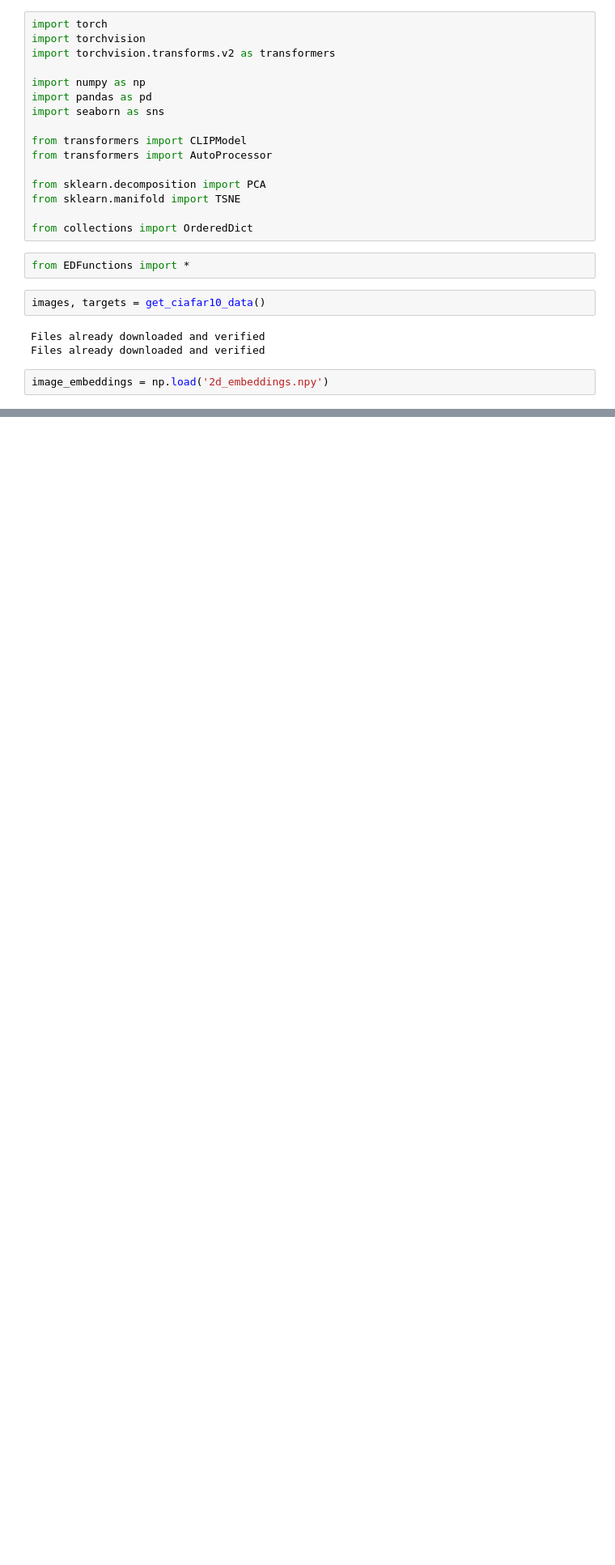
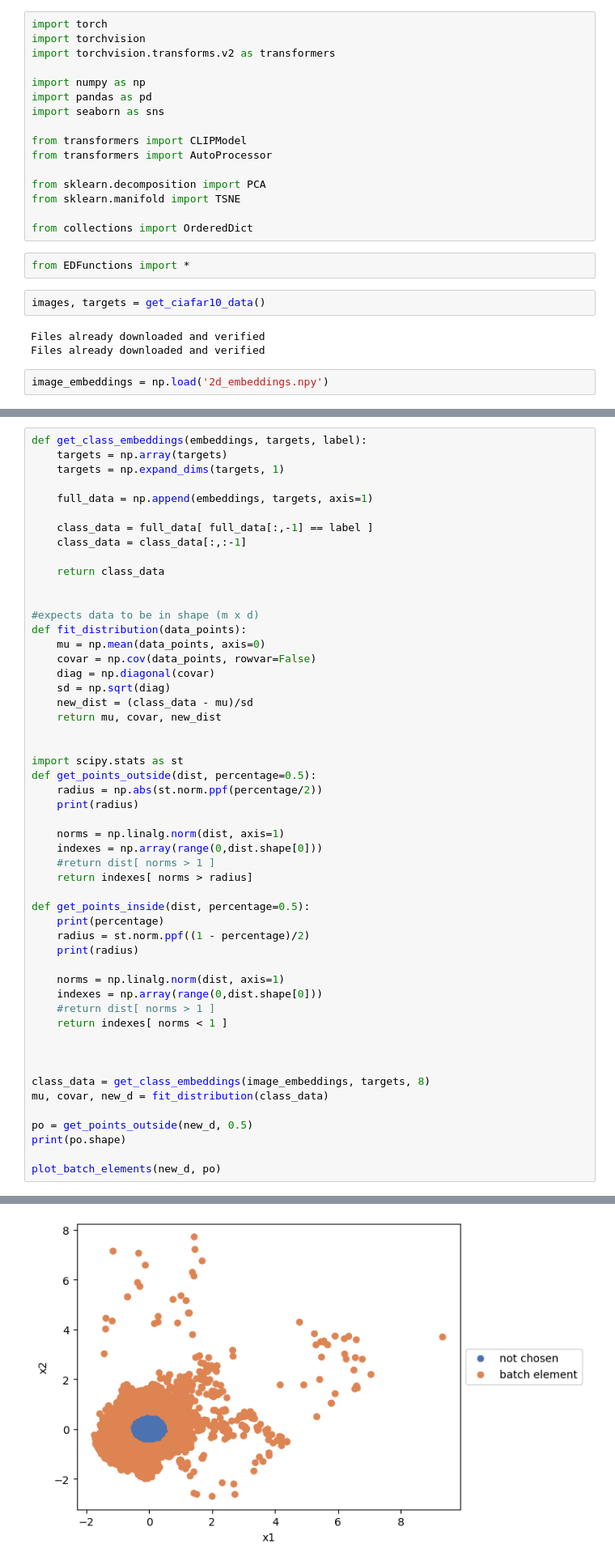
Before and after one commit to MARCI-UTK/EDS4AI, a Jupyter notebook: similarity_analysis.ipynb, the cells around one changed output, grey strips where cells are left out. Shown at 81% size. Drawn from its saved outputs; the diff is of its cells as text; blank space fills up the shorter version.

Commit message:
cluster selection functions implemented, percentage not as expected

```diff
--- a/similarity_analysis.ipynb
+++ b/similarity_analysis.ipynb
@@ -34,0 +26,53 @@ print(image_embeddings_slice.shape)
+# %%
+def get_class_embeddings(embeddings, targets, label):
+    targets = np.array(targets)
+    targets = np.expand_dims(targets, 1)
+
+    full_data = np.append(embeddings, targets, axis=1)
+
+    class_data = full_data[ full_data[:,-1] == label ]
+    class_data = class_data[:,:-1]
+
+    return class_data
+
+
+#expects data to be in shape (m x d)
+def fit_distribution(data_points):
+    mu = np.mean(data_points, axis=0)
+    covar = np.cov(data_points, rowvar=False)
+    diag = np.diagonal(covar)
+    sd = np.sqrt(diag)
+    new_dist = (class_data - mu)/sd
+    return mu, covar, new_dist
+
+
+import scipy.stats as st
+def get_points_outside(dist, percentage=0.5):
+    radius = np.abs(st.norm.ppf(percentage/2))
+    print(radius)
+
+    norms = np.linalg.norm(dist, axis=1)
+    indexes = np.array(range(0,dist.shape[0]))
+    #return dist[ norms > 1 ]
+    return indexes[ norms > radius]
+
+def get_points_inside(dist, percentage=0.5):
+    print(percentage)
+    radius = st.norm.ppf((1 - percentage)/2)
+    print(radius)
+
+    norms = np.linalg.norm(dist, axis=1)
+    indexes = np.array(range(0,dist.shape[0]))
+    #return dist[ norms > 1 ]
+    return indexes[ norms < 1 ]
+
+
+
+class_data = get_class_embeddings(image_embeddings, targets, 8)
+mu, covar, new_d = fit_distribution(class_data)
+
+po = get_points_outside(new_d, 0.5)
+print(po.shape)
+
+plot_batch_elements(new_d, po)
+# %% [output]
@@ -34,0 +81 @@ print(image_embeddings_slice.shape)
+[figure, added]
```
Also changed, not shown: parts of 13 cells of this notebook.
